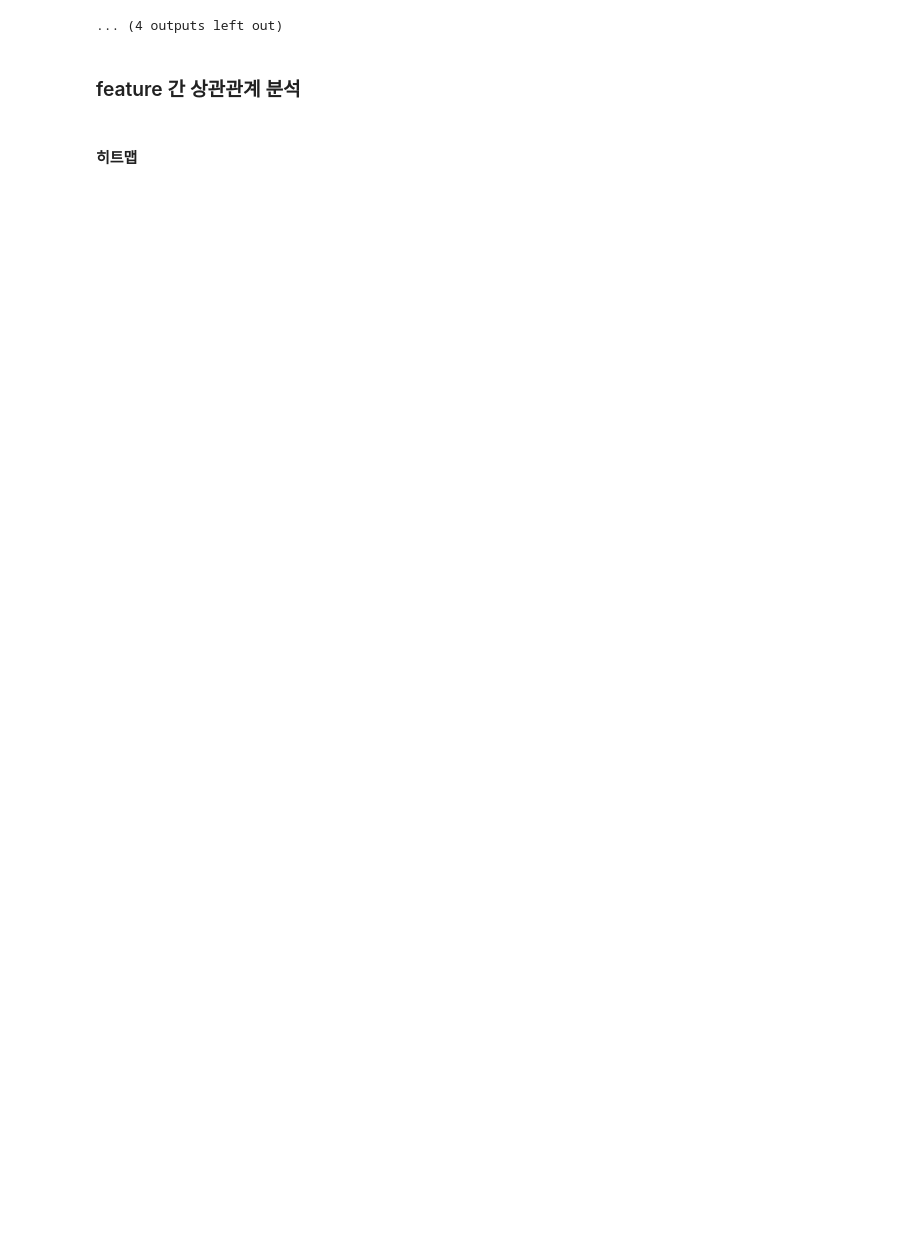
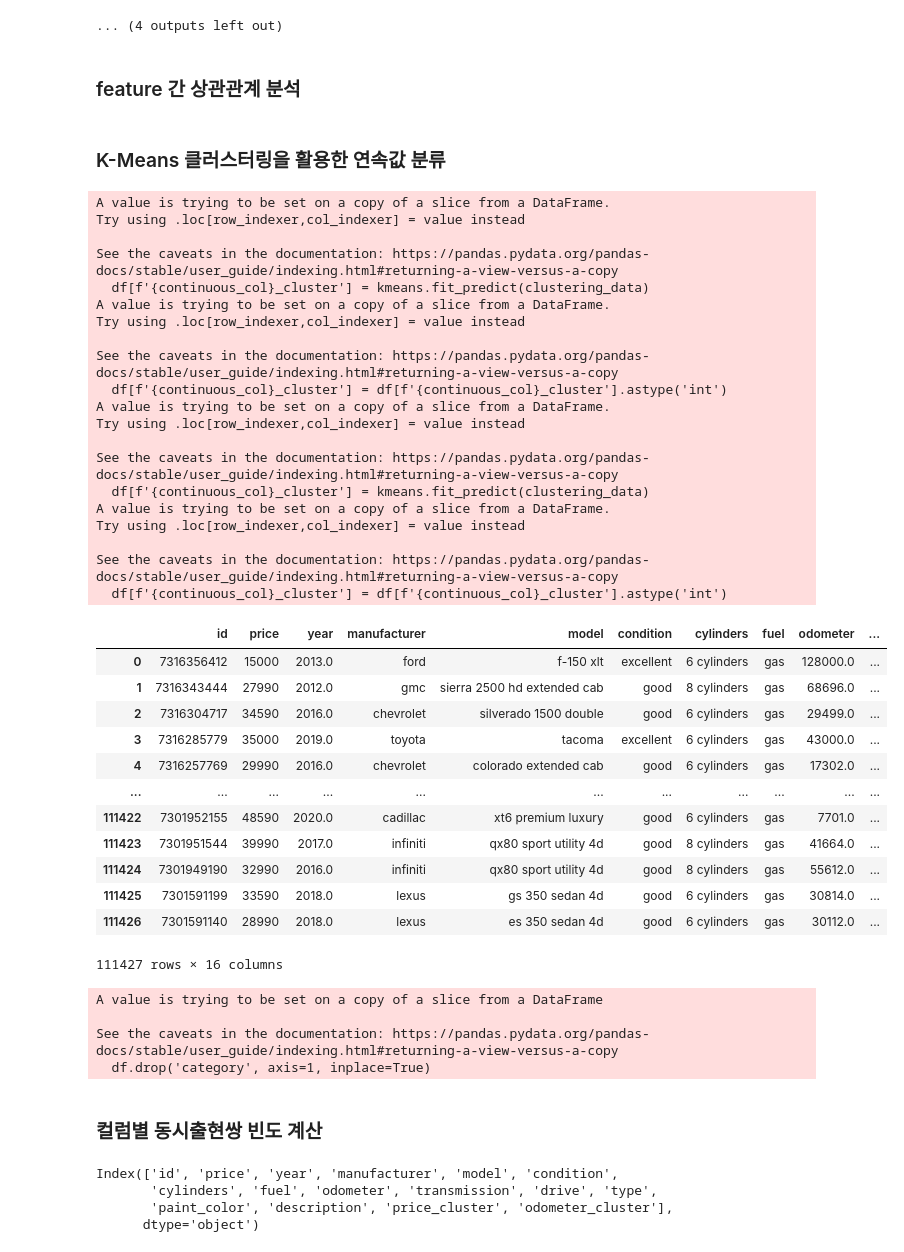
Before and after one commit to JeongYunLee/2023BigData, a Jupyter notebook: EDA/data_eda.ipynb, the cells around one changed output. Cells and saved outputs as stored; diff of their text form; code cells hidden in the pictures; blank space fills up the shorter version.

```diff
--- a/EDA/data_eda.ipynb
+++ b/EDA/data_eda.ipynb
@@ -158,5 +268,68 @@ Number of unique values of drive: 3
 ... (4 outputs left out)
 # %% [markdown]
 ### feature 간 상관관계 분석
-# %% [markdown]
-#### 히트맵
+# %% [markdown]
+### K-Means 클러스터링을 활용한 연속값 분류
+# %%
+def create_categorical_column(df, continuous_col, num_clusters, r_state):
+    # 클러스터링을 위한 데이터 추출
+    clustering_data = df[[continuous_col]]
+    # KMeans 모델 훈련
+    kmeans = KMeans(n_clusters=num_clusters, random_state=r_state)
+    df[f'{continuous_col}_cluster'] = kmeans.fit_predict(clustering_data)
+    df[f'{continuous_col}_cluster'] = df[f'{continuous_col}_cluster'].astype('int')
+    #df.drop("Cluster", inplace = True, axis = 1)
+    return df
+# %%
+create_categorical_column(df, 'price', 50, 50)
+create_categorical_column(df, 'odometer', 100, 100)
+# %% [output]
+A value is trying to be set on a copy of a slice from a DataFrame.
+Try using .loc[row_indexer,col_indexer] = value instead
+
+See the caveats in the documentation: https://pandas.pydata.org/pandas-docs/stable/user_guide/indexing.html#returning-a-view-versus-a-copy
+  df[f'{continuous_col}_cluster'] = kmeans.fit_predict(clustering_data)
+A value is trying to be set on a copy of a slice from a DataFrame.
+Try using .loc[row_indexer,col_indexer] = value instead
+
+See the caveats in the documentation: https://pandas.pydata.org/pandas-docs/stable/user_guide/indexing.html#returning-a-view-versus-a-copy
+  df[f'{continuous_col}_cluster'] = df[f'{continuous_col}_cluster'].astype('int')
+A value is trying to be set on a copy of a slice from a DataFrame.
+Try using .loc[row_indexer,col_indexer] = value instead
+
+See the caveats in the documentation: https://pandas.pydata.org/pandas-docs/stable/user_guide/indexing.html#returning-a-view-versus-a-copy
+  df[f'{continuous_col}_cluster'] = kmeans.fit_predict(clustering_data)
+A value is trying to be set on a copy of a slice from a DataFrame.
+Try using .loc[row_indexer,col_indexer] = value instead
+
+See the caveats in the documentation: https://pandas.pydata.org/pandas-docs/stable/user_guide/indexing.html#returning-a-view-versus-a-copy
+  df[f'{continuous_col}_cluster'] = df[f'{continuous_col}_cluster'].astype('int')
+|  | id | price | year | manufacturer | model | condition | cylinders | fuel | odometer | ... |
+| 0 | 7316356412 | 15000 | 2013.0 | ford | f-150 xlt | excellent | 6 cylinders | gas | 128000.0 | ... |
+| 1 | 7316343444 | 27990 | 2012.0 | gmc | sierra 2500 hd extended cab | good | 8 cylinders | gas | 68696.0 | ... |
+| 2 | 7316304717 | 34590 | 2016.0 | chevrolet | silverado 1500 double | good | 6 cylinders | gas | 29499.0 | ... |
+| 3 | 7316285779 | 35000 | 2019.0 | toyota | tacoma | excellent | 6 cylinders | gas | 43000.0 | ... |
+| 4 | 7316257769 | 29990 | 2016.0 | chevrolet | colorado extended cab | good | 6 cylinders | gas | 17302.0 | ... |
+| ... | ... | ... | ... | ... | ... | ... | ... | ... | ... | ... |
+| 111422 | 7301952155 | 48590 | 2020.0 | cadillac | xt6 premium luxury | good | 6 cylinders | gas | 7701.0 | ... |
+| 111423 | 7301951544 | 39990 | 2017.0 | infiniti | qx80 sport utility 4d | good | 8 cylinders | gas | 41664.0 | ... |
+| 111424 | 7301949190 | 32990 | 2016.0 | infiniti | qx80 sport utility 4d | good | 8 cylinders | gas | 55612.0 | ... |
+| 111425 | 7301591199 | 33590 | 2018.0 | lexus | gs 350 sedan 4d | good | 6 cylinders | gas | 30814.0 | ... |
+| 111426 | 7301591140 | 28990 | 2018.0 | lexus | es 350 sedan 4d | good | 6 cylinders | gas | 30112.0 | ... |
+111427 rows × 16 columns
+# %%
+df.drop('category', axis=1, inplace=True)
+# %% [output]
+A value is trying to be set on a copy of a slice from a DataFrame
+
+See the caveats in the documentation: https://pandas.pydata.org/pandas-docs/stable/user_guide/indexing.html#returning-a-view-versus-a-copy
+  df.drop('category', axis=1, inplace=True)
+# %% [markdown]
+### 컬럼별 동시출현쌍 빈도 계산
+# %%
+df.columns
+# %% [output]
+Index(['id', 'price', 'year', 'manufacturer', 'model', 'condition',
+       'cylinders', 'fuel', 'odometer', 'transmission', 'drive', 'type',
+       'paint_color', 'description', 'price_cluster', 'odometer_cluster'],
+      dtype='object')
```
Also changed, not shown: parts of 12 cells of this notebook, 1 other file.
